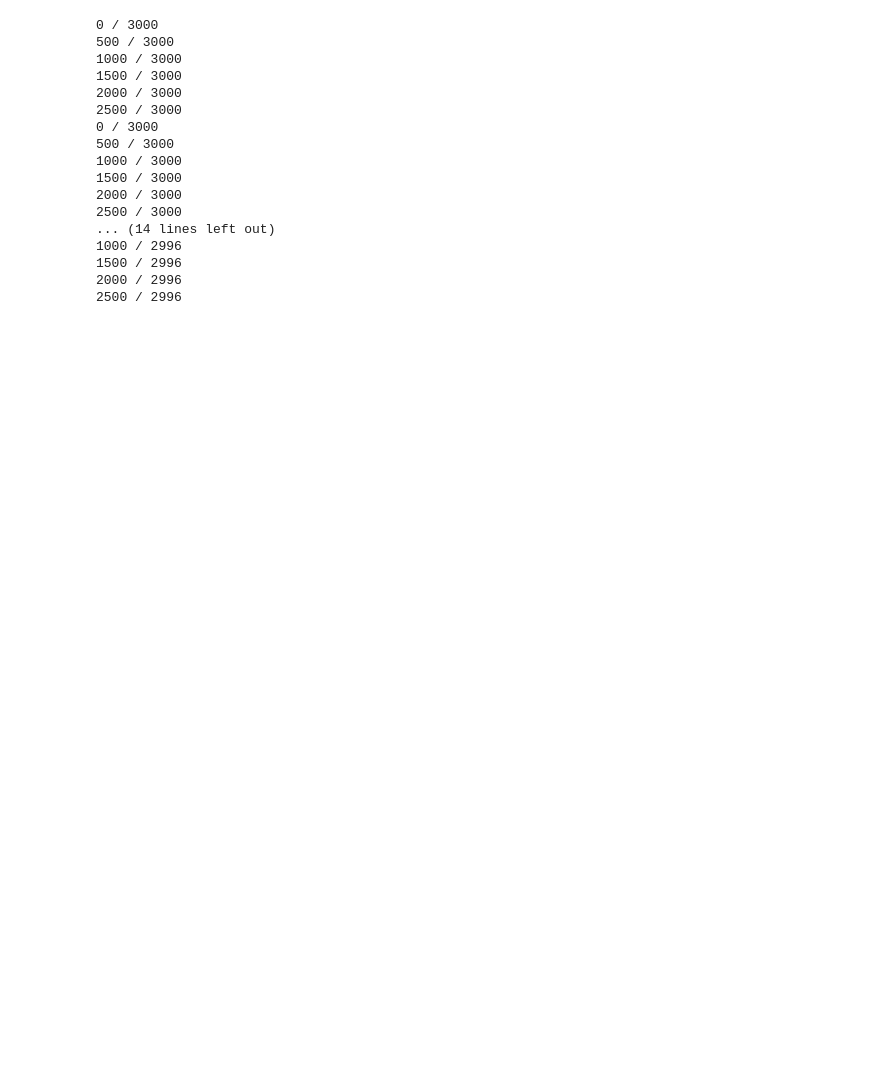
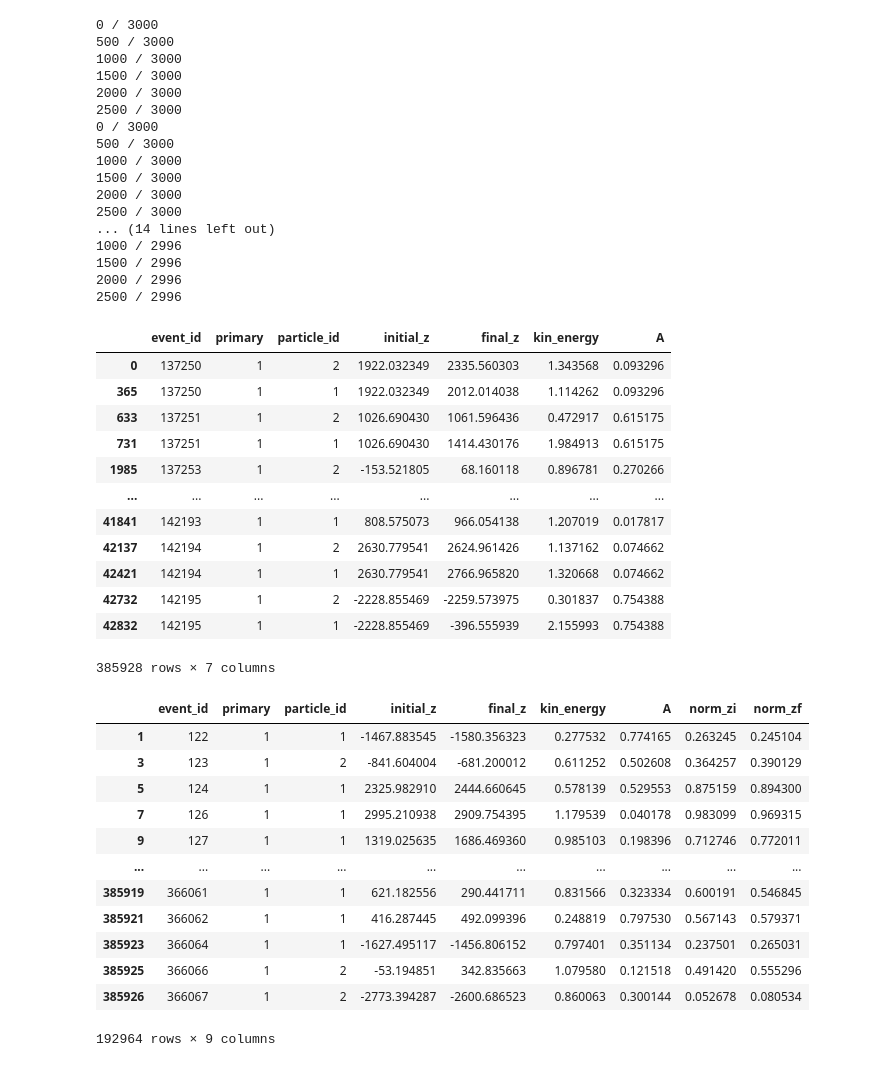
Before and after one commit to kvjmistry/ATPC, a Jupyter notebook: notebooks/GetSignalEfficiency.ipynb, the cells around one changed output. Saved outputs shown, nothing was run; the diff lists cells and outputs as text; code cells hidden in the pictures; blank space fills up the shorter version.

```diff
--- a/notebooks/GetSignalEfficiency.ipynb
+++ b/notebooks/GetSignalEfficiency.ipynb
@@ -61,3 +63,75 @@ nubb_1bar = LoadFiles(f"{basepath}/1bar/nexus/*.h5")
 1500 / 2996
 2000 / 2996
 2500 / 2996
+# %%
+# Function gives the lowest energy electron as the final position
+# Then normalizes so its range is from 0->1
+def GetBlob2Pos(df, shift):
+
+    # Order by event id and reset the indexes
+    df = df.sort_values("event_id")
+    df = df.reset_index(drop=True)
+
+    idx = df.groupby('event_id')['kin_energy'].idxmin()
+    lowest_energy_particles = df.loc[idx]
+
+    lowest_energy_particles["norm_zi"] = (lowest_energy_particles.initial_z + shift)/ (shift*2.0)
+    lowest_energy_particles["norm_zf"] = (lowest_energy_particles.final_z + shift)/ (shift*2.0)
+
+    return lowest_energy_particles
+
+# Adds the asymetry as a df column
+def CalcAsymmetry(df):
+    # 1. Pivot or Filter to get energies per event
+    # We use a pivot to align particle_id 1 and 2 side-by-side for every event_id
+    energies = df.pivot(index='event_id', columns='particle_id', values='kin_energy')
+
+    asymmetry = np.abs((energies[1] - energies[2]) / (energies[1] + energies[2]))
+
+    df['A'] = df['event_id'].map(asymmetry)
+
+    return df
+
+nubb_25bar_norm = CalcAsymmetry(nubb_25bar)
+nubb_15bar_norm = CalcAsymmetry(nubb_15bar)
+nubb_10bar_norm = CalcAsymmetry(nubb_10bar)
+nubb_5bar_norm  = CalcAsymmetry(nubb_5bar)
+nubb_1bar_norm  = CalcAsymmetry(nubb_1bar)
+
+display(nubb_1bar_norm)
+
+# This returns a dataframe with a normalized z-position and adds a blob2 positon
+nubb_25bar_norm = GetBlob2Pos(nubb_25bar_norm, shifts[4])
+nubb_15bar_norm = GetBlob2Pos(nubb_15bar_norm, shifts[3])
+nubb_10bar_norm = GetBlob2Pos(nubb_10bar_norm, shifts[2])
+nubb_5bar_norm  = GetBlob2Pos(nubb_5bar_norm,  shifts[1])
+nubb_1bar_norm  = GetBlob2Pos(nubb_1bar_norm,  shifts[0])
+
+display(nubb_1bar_norm)
+# %% [output]
+|  | event_id | primary | particle_id | initial_z | final_z | kin_energy | A |
+| 0 | 137250 | 1 | 2 | 1922.032349 | 2335.560303 | 1.343568 | 0.093296 |
+| 365 | 137250 | 1 | 1 | 1922.032349 | 2012.014038 | 1.114262 | 0.093296 |
+| 633 | 137251 | 1 | 2 | 1026.690430 | 1061.596436 | 0.472917 | 0.615175 |
+| 731 | 137251 | 1 | 1 | 1026.690430 | 1414.430176 | 1.984913 | 0.615175 |
+| 1985 | 137253 | 1 | 2 | -153.521805 | 68.160118 | 0.896781 | 0.270266 |
+| ... | ... | ... | ... | ... | ... | ... | ... |
+| 41841 | 142193 | 1 | 1 | 808.575073 | 966.054138 | 1.207019 | 0.017817 |
+| 42137 | 142194 | 1 | 2 | 2630.779541 | 2624.961426 | 1.137162 | 0.074662 |
+| 42421 | 142194 | 1 | 1 | 2630.779541 | 2766.965820 | 1.320668 | 0.074662 |
+| 42732 | 142195 | 1 | 2 | -2228.855469 | -2259.573975 | 0.301837 | 0.754388 |
+| 42832 | 142195 | 1 | 1 | -2228.855469 | -396.555939 | 2.155993 | 0.754388 |
+385928 rows × 7 columns
+|  | event_id | primary | particle_id | initial_z | final_z | kin_energy | A | norm_zi | norm_zf |
+| 1 | 122 | 1 | 1 | -1467.883545 | -1580.356323 | 0.277532 | 0.774165 | 0.263245 | 0.245104 |
+| 3 | 123 | 1 | 2 | -841.604004 | -681.200012 | 0.611252 | 0.502608 | 0.364257 | 0.390129 |
+| 5 | 124 | 1 | 1 | 2325.982910 | 2444.660645 | 0.578139 | 0.529553 | 0.875159 | 0.894300 |
+| 7 | 126 | 1 | 1 | 2995.210938 | 2909.754395 | 1.179539 | 0.040178 | 0.983099 | 0.969315 |
+| 9 | 127 | 1 | 1 | 1319.025635 | 1686.469360 | 0.985103 | 0.198396 | 0.712746 | 0.772011 |
+| ... | ... | ... | ... | ... | ... | ... | ... | ... | ... |
+| 385919 | 366061 | 1 | 1 | 621.182556 | 290.441711 | 0.831566 | 0.323334 | 0.600191 | 0.546845 |
+| 385921 | 366062 | 1 | 1 | 416.287445 | 492.099396 | 0.248819 | 0.797530 | 0.567143 | 0.579371 |
+| 385923 | 366064 | 1 | 1 | -1627.495117 | -1456.806152 | 0.797401 | 0.351134 | 0.237501 | 0.265031 |
+| 385925 | 366066 | 1 | 2 | -53.194851 | 342.835663 | 1.079580 | 0.121518 | 0.491420 | 0.555296 |
+| 385926 | 366067 | 1 | 2 | -2773.394287 | -2600.686523 | 0.860063 | 0.300144 | 0.052678 | 0.080534 |
+192964 rows × 9 columns
```
Also changed, not shown: parts of 12 cells of this notebook.
